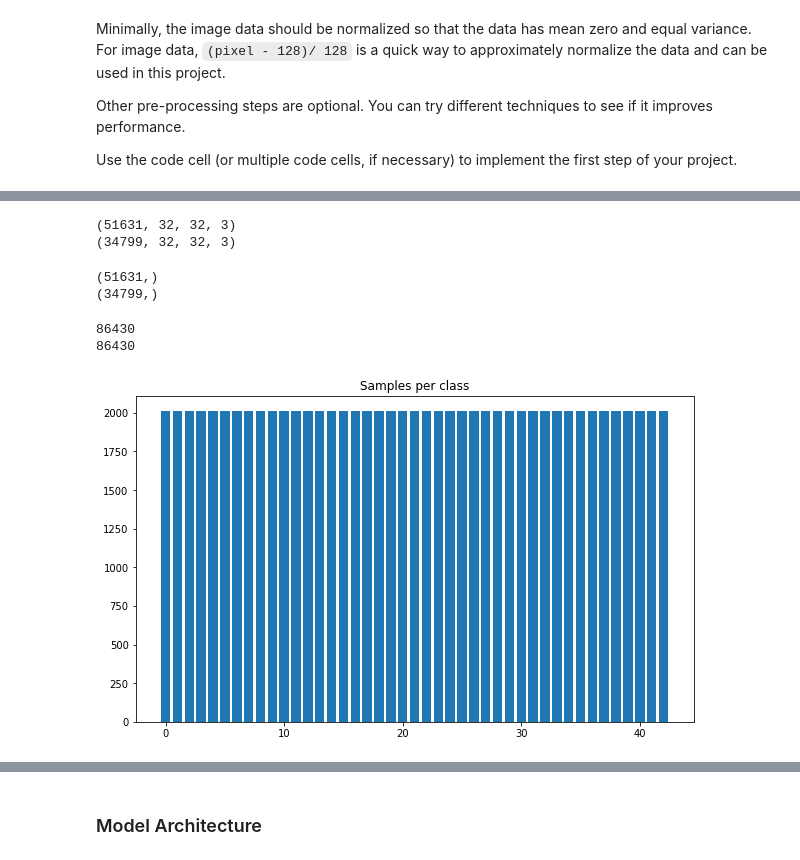
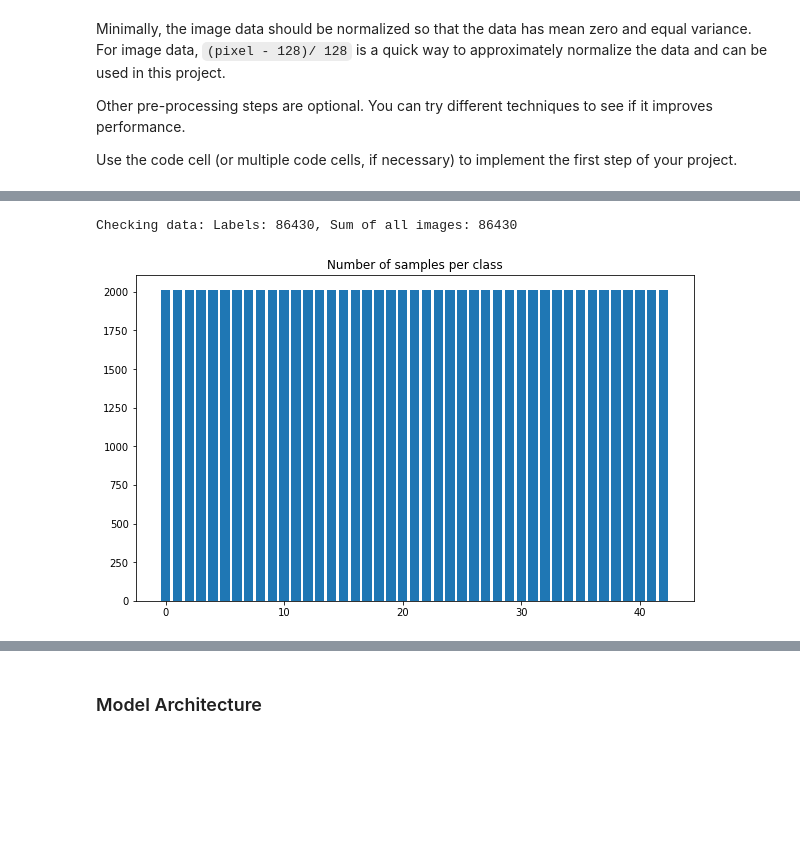
Before and after one commit to RenSilvaAU/CarND-Traffic-Sign-Classifier-Project, a Jupyter notebook: Traffic_Sign_Classifier.ipynb, the cells around one changed output, grey strips where cells are left out. Saved outputs shown, nothing was run; the diff lists cells and outputs as text; code cells hidden in the pictures; blank space fills up the shorter version.

```diff
--- a/Traffic_Sign_Classifier.ipynb
+++ b/Traffic_Sign_Classifier.ipynb
@@ -294,12 +405,0 @@ y_add = np.array(y_add,dtype='float32')
-# %%
-print(X_add.shape)
-print(X_train.shape)
-# %% [output]
-(51631, 32, 32, 3)
-(34799, 32, 32, 3)
-# %%
-print(y_add.shape)
-print(y_train.shape)
-# %% [output]
-(51631,)
-(34799,)
@@ -312,18 +406,10 @@ X_train, y_train = shuffle(X_train, y_train)
-# %%
-class_balance = []
-for i in range(n_classes):
-    class_balance.append(np.count_nonzero(y_train==i))
-
-max_class = max(class_balance)
-
-print(len(y_train))
-print(sum(class_balance))
-
-plt.figure(figsize=(10,6))
-plt.bar(range(len(class_balance)),class_balance)
-plt.title('Samples per class')
-plt.show()
-# %% [output]
-86430
-86430
-[figure, removed]
+# %%
+# now check balance of new classes
+
+# ------------------------------------------------------------------------------------------
+# Call function
+# ------------------------------------------------------------------------------------------
+_ = check_balance(aug_X_train,aug_y_train,n_classes)
+# %% [output]
+Checking data: Labels: 86430, Sum of all images: 86430
+[figure, added]
```
Also changed, not shown: parts of 21 cells of this notebook, 3 other files.
